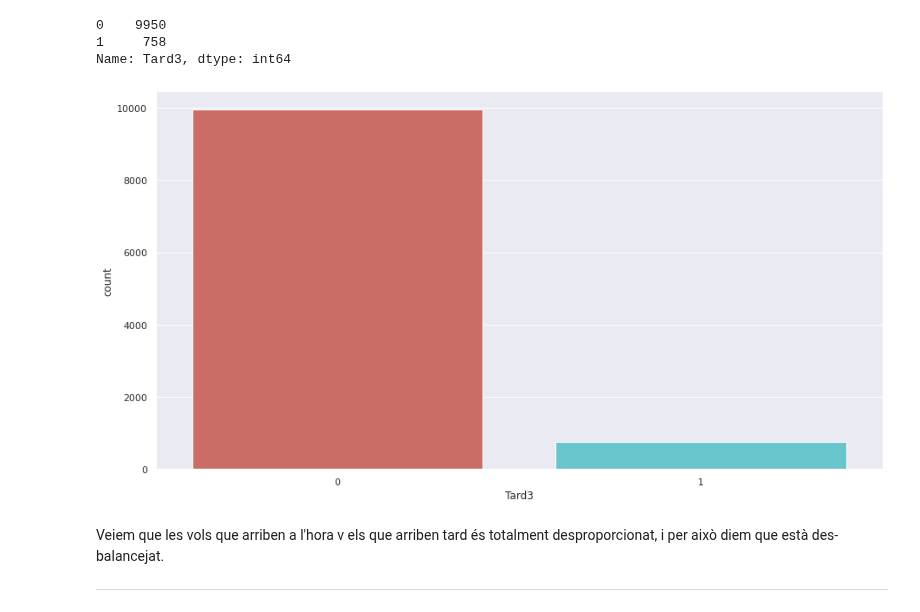
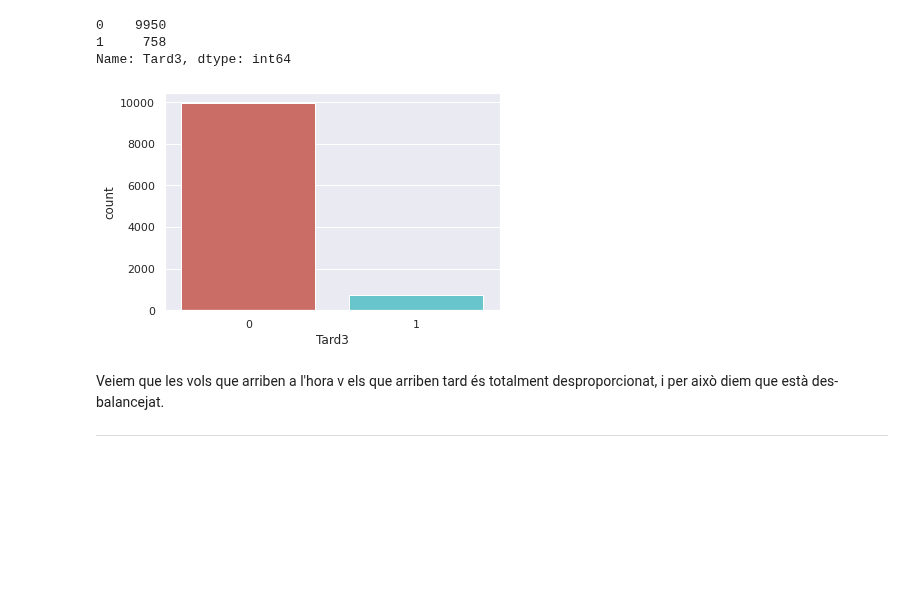
Before and after one commit to JMML2021/Entrega-projecte-final, a Jupyter notebook: 3.b Companyia Aerea Algoritmes d’aprenentatge supervisat.ipynb, the cells around one changed output. Saved outputs shown, nothing was run; the diff lists cells and outputs as text; code cells hidden in the pictures; blank space fills up the shorter version.

```diff
--- a/3.b Companyia Aerea Algoritmes d’aprenentatge supervisat.ipynb
+++ b/3.b Companyia Aerea Algoritmes d’aprenentatge supervisat.ipynb
@@ -503,10 +495,11 @@ df2['Tard3'].value_counts().sort_index()
 1     758
 Name: Tard3, dtype: int64
 # %%
+fig, ax = plt.subplots(figsize=(6, 4))
 sns.countplot(x='Tard3',data=df2, palette='hls')
 plt.show()
 # %% [output]
-[figure, old version]
+[figure, new version]
 # %% [markdown]
 Veiem que les vols que arriben a l'hora v els que arriben tard és totalment desproporcionat, i per això diem que està des-balancejat.
 
```
Also changed, not shown: parts of 14 cells of this notebook.
